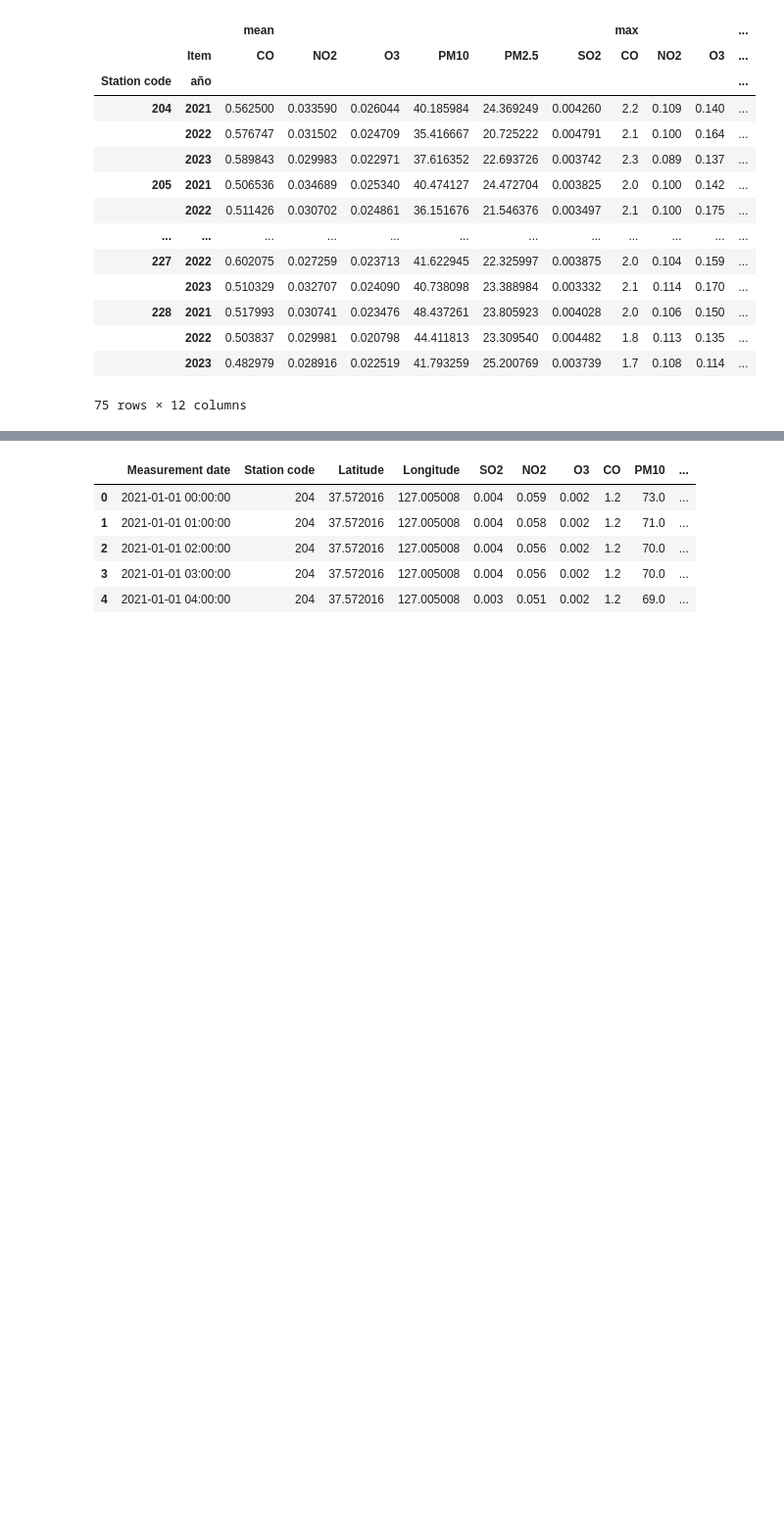
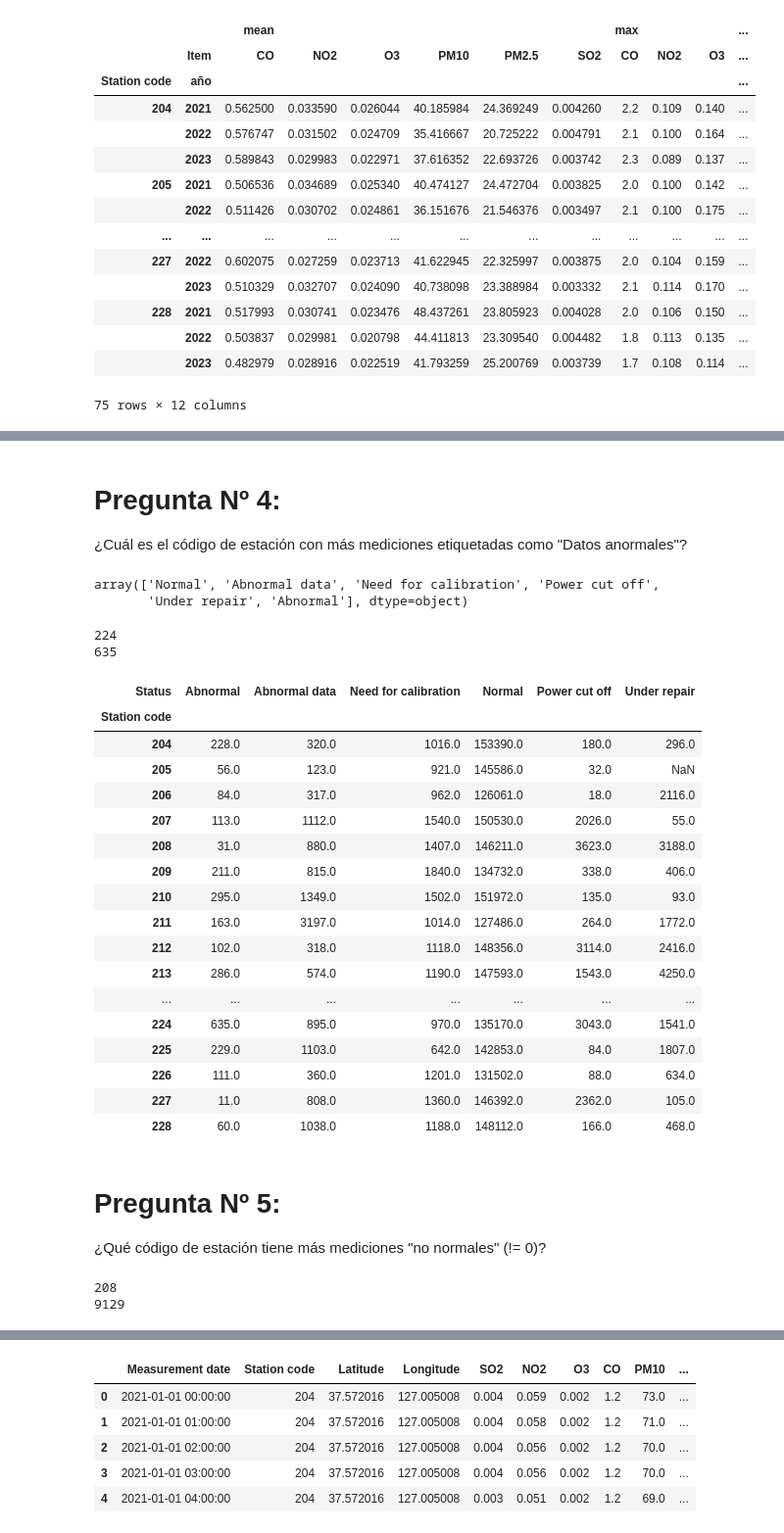
Before and after one commit to carlosgomezagrafojo/pollution-data, a Jupyter notebook: proyect_contaminacion.ipynb, the cells around one changed output, grey strips where cells are left out. Shown at 98% size. Saved outputs shown, nothing was run; the diff lists cells and outputs as text; code cells hidden in the pictures; blank space fills up the shorter version.

Commit message:
Creado con Colab; Tarea Nº1, respuestas a las 6 preguntas de la tarea Nº 1

```diff
--- a/proyect_contaminacion.ipynb
+++ b/proyect_contaminacion.ipynb
@@ -353,0 +746,64 @@ df_instrument_normal = df_instrument[df_instrument["Instrument status"] == 0]
+# %% [markdown]
+# Pregunta Nº 4:
+
+¿Cuál es el código de estación con más mediciones etiquetadas como "Datos anormales"?
+# %%
+# valores de la columna Status
+df_instrument["Status"].unique()
+# %% [output]
+array(['Normal', 'Abnormal data', 'Need for calibration', 'Power cut off',
+       'Under repair', 'Abnormal'], dtype=object)
+# %%
+# la Station code con mayor cantidad de Status = Abnormal
+station_code_max_abnormal = df_instrument[df_instrument["Status"] == "Abnormal"].groupby("Station code").size().idxmax()
+print(station_code_max_abnormal)
+
+# La cantidad maxima de Status = Abnormal
+cantidad_max_abnormal = df_instrument[df_instrument["Status"] == "Abnormal"].groupby("Station code").size().max()
+print(cantidad_max_abnormal)
+# %% [output]
+224
+635
+# %%
+# Frecuencia por Station code y pivoteo con Status
+frecuencia_status_station_pivot = df_instrument.pivot_table(
+    index="Station code",  # Agrupar por estación
+    columns="Status",  # Pivotear por contaminante
+    values="Average value",  # Agregar los valores de las mediciones
+    aggfunc="count"  # Calcular la media
+)
+frecuencia_status_station_pivot
+# %% [output]
+| Status | Abnormal | Abnormal data | Need for calibration | Normal | Power cut off | Under repair |
+| Station code |  |  |  |  |  |  |
+| 204 | 228.0 | 320.0 | 1016.0 | 153390.0 | 180.0 | 296.0 |
+| 205 | 56.0 | 123.0 | 921.0 | 145586.0 | 32.0 | NaN |
+| 206 | 84.0 | 317.0 | 962.0 | 126061.0 | 18.0 | 2116.0 |
+| 207 | 113.0 | 1112.0 | 1540.0 | 150530.0 | 2026.0 | 55.0 |
+| 208 | 31.0 | 880.0 | 1407.0 | 146211.0 | 3623.0 | 3188.0 |
+| 209 | 211.0 | 815.0 | 1840.0 | 134732.0 | 338.0 | 406.0 |
+| 210 | 295.0 | 1349.0 | 1502.0 | 151972.0 | 135.0 | 93.0 |
+| 211 | 163.0 | 3197.0 | 1014.0 | 127486.0 | 264.0 | 1772.0 |
+| 212 | 102.0 | 318.0 | 1118.0 | 148356.0 | 3114.0 | 2416.0 |
+| 213 | 286.0 | 574.0 | 1190.0 | 147593.0 | 1543.0 | 4250.0 |
+| ... | ... | ... | ... | ... | ... | ... |
+| 224 | 635.0 | 895.0 | 970.0 | 135170.0 | 3043.0 | 1541.0 |
+| 225 | 229.0 | 1103.0 | 642.0 | 142853.0 | 84.0 | 1807.0 |
+| 226 | 111.0 | 360.0 | 1201.0 | 131502.0 | 88.0 | 634.0 |
+| 227 | 11.0 | 808.0 | 1360.0 | 146392.0 | 2362.0 | 105.0 |
+| 228 | 60.0 | 1038.0 | 1188.0 | 148112.0 | 166.0 | 468.0 |
+# %% [markdown]
+# Pregunta Nº 5:
+
+¿Qué código de estación tiene más mediciones "no normales" (!= 0)?
+# %%
+# código de estación que  tiene más mediciones "no normales" : Status != 0)
+station_code_max_no_normal = df_instrument[df_instrument["Status"] != "Normal"].groupby("Station code").size().idxmax()
+print(station_code_max_no_normal)
+
+# La cantidad maxima de Status = Abnormal
+cantidad_max_no_normal = df_instrument[df_instrument["Status"] != "Normal"].groupby("Station code").size().max()
+print(cantidad_max_no_normal)
+# %% [output]
+208
+9129
```
Also changed, not shown: parts of 28 cells of this notebook.
